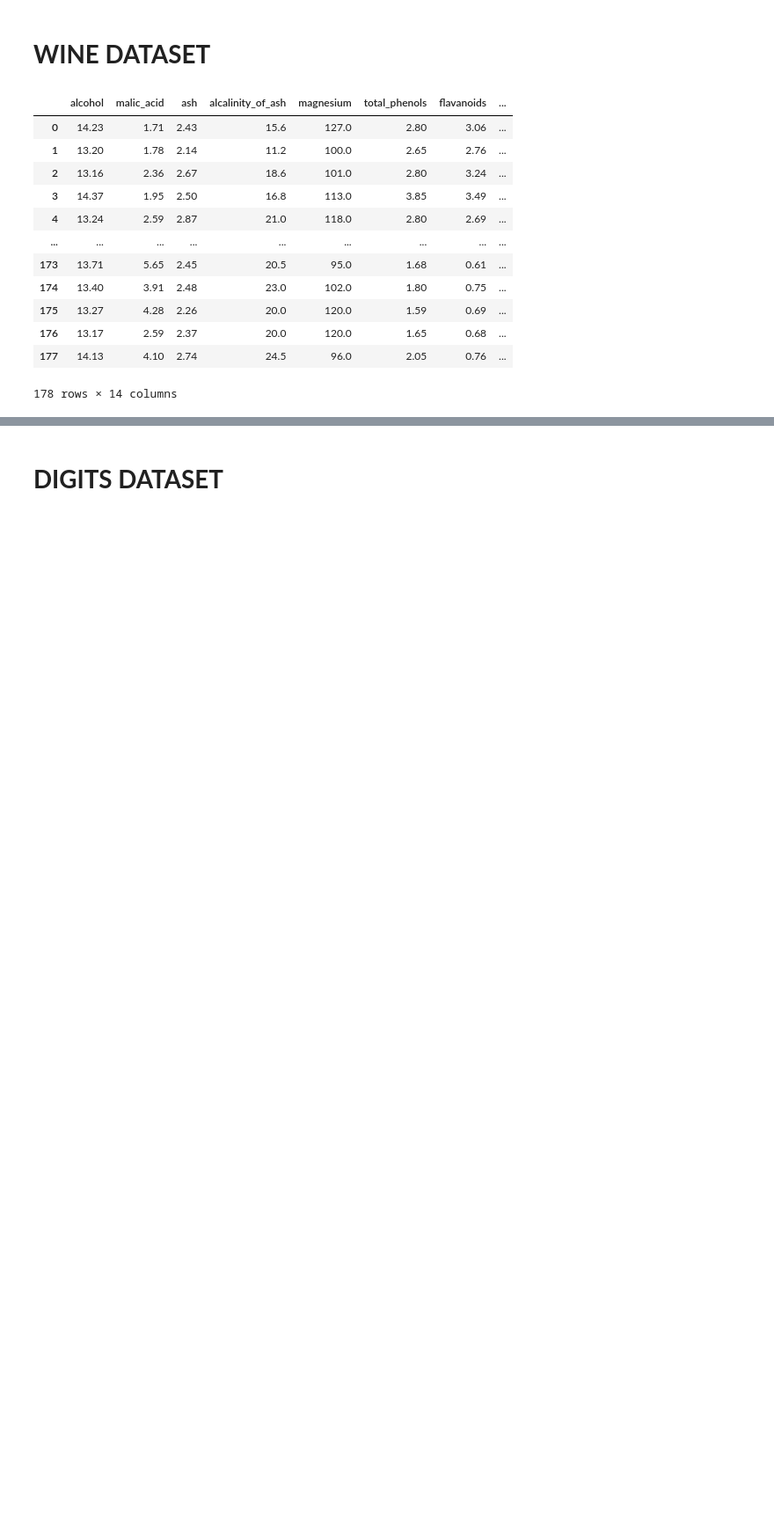
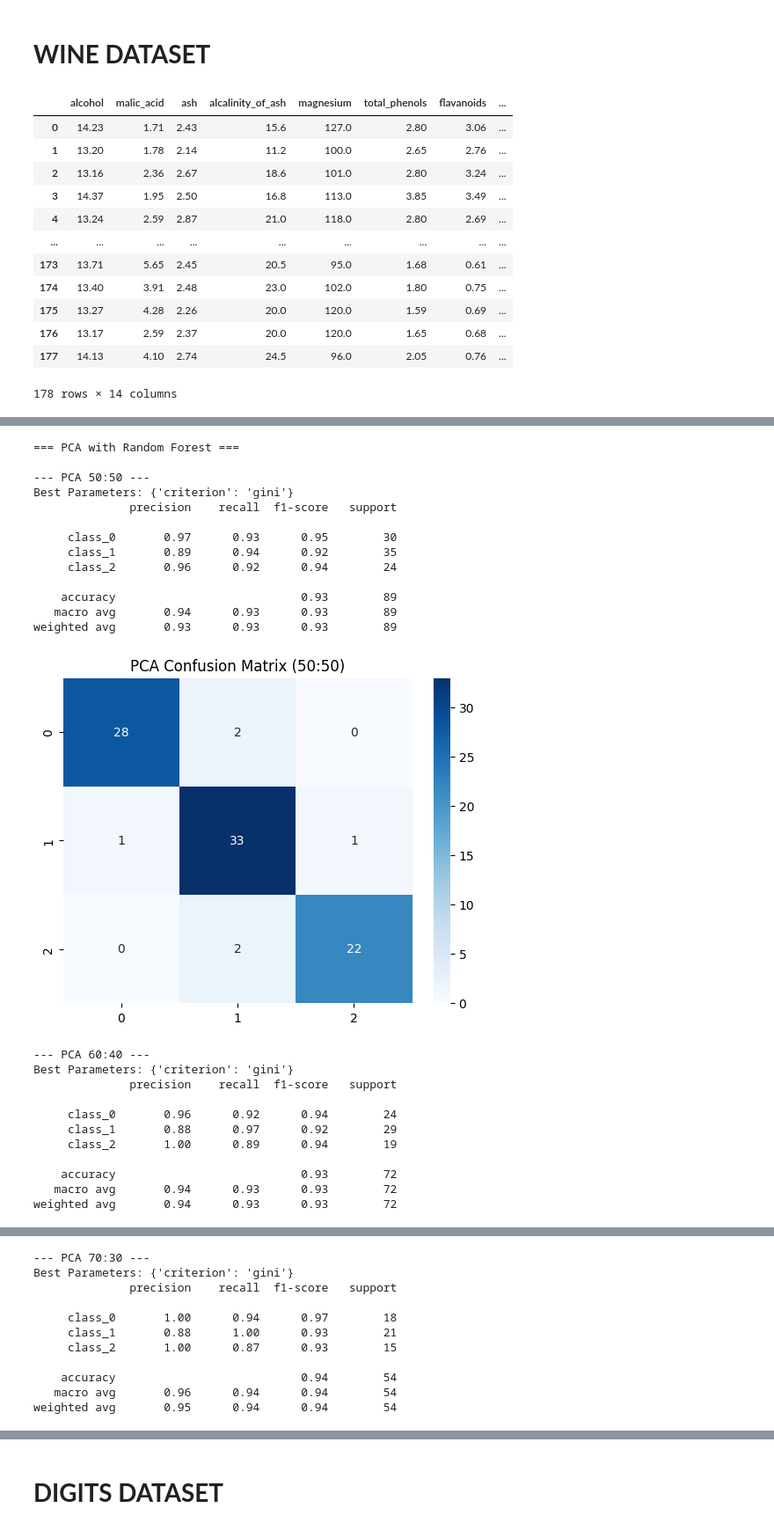
Before and after one commit to atmikgoswami/ML-Lab, a Jupyter notebook: assignment 2/assignment2-RF.ipynb, the cells around one changed output, grey strips where cells are left out. Shown at 88% size. Drawn from its saved outputs; the diff is of its cells as text; code cells hidden in the pictures; blank space fills up the shorter version.

```diff
--- a/assignment 2/assignment2-RF.ipynb
+++ b/assignment 2/assignment2-RF.ipynb
@@ -103,0 +276,66 @@ weighted avg       1.00      1.00      1.00        54
+# %%
+print("\n=== PCA with Random Forest ===")
+
+pca = PCA(n_components=10)
+X_reduced = pca.fit_transform(X)
+
+for test_size in splits:
+    print(f"\n--- PCA {int((1-test_size)*100)}:{int(test_size*100)} ---")
+    X_train, X_test, y_train, y_test = train_test_split(
+        X_reduced, y, test_size=test_size, random_state=42, stratify=y
+    )
+
+    rf = RandomForestClassifier(random_state=42)
+
+    sc = StandardScaler()
+    X_train = sc.fit_transform(X_train)
+    X_test = sc.transform(X_test)
+
+    param_grid = {
+        'criterion': ['gini', 'entropy', 'log_loss'],
+        # 'max_depth': [2, 3, 4, 5, 6],
+        # 'min_samples_split': [2, 3, 4, 5],
+        # 'min_samples_leaf': [1, 2, 3, 4, 5],
+        # 'max_leaf_nodes': [2,3,4,5,6,7],
+        # 'max_features': [None, 'sqrt', 'log2']
+    }
+
+    grid = GridSearchCV(rf, param_grid, cv=5, scoring='accuracy')
+    grid.fit(X_train, y_train)
+
+    best_model = grid.best_estimator_
+    print("Best Parameters:", grid.best_params_)
+
+    y_pred = best_model.predict(X_test)
+
+    print(classification_report(y_test, y_pred))
+
+    sns.heatmap(confusion_matrix(y_test, y_pred), annot=True, fmt="d", cmap="Blues")
+    plt.title(f"PCA Confusion Matrix ({int((1-test_size)*100)}:{int(test_size*100)})")
+    plt.show()
+# %% [output]
+=== PCA with Random Forest ===
+
+--- PCA 50:50 ---
+Best Parameters: {'criterion': 'gini'}
+              precision    recall  f1-score   support
+
+     class_0       0.97      0.93      0.95        30
+     class_1       0.89      0.94      0.92        35
+     class_2       0.96      0.92      0.94        24
+
+    accuracy                           0.93        89
+   macro avg       0.94      0.93      0.93        89
+weighted avg       0.93      0.93      0.93        89
+[figure, added]
+--- PCA 60:40 ---
+Best Parameters: {'criterion': 'gini'}
+              precision    recall  f1-score   support
+
+     class_0       0.96      0.92      0.94        24
+     class_1       0.88      0.97      0.92        29
+     class_2       1.00      0.89      0.94        19
+
+    accuracy                           0.93        72
+   macro avg       0.94      0.93      0.93        72
+weighted avg       0.94      0.93      0.93        72
@@ -103,0 +343,11 @@ weighted avg       1.00      1.00      1.00        54
+--- PCA 70:30 ---
+Best Parameters: {'criterion': 'gini'}
+              precision    recall  f1-score   support
+
+     class_0       1.00      0.94      0.97        18
+     class_1       0.88      1.00      0.93        21
+     class_2       1.00      0.87      0.93        15
+
+    accuracy                           0.94        54
+   macro avg       0.96      0.94      0.94        54
+weighted avg       0.95      0.94      0.94        54
```
Also changed, not shown: parts of 15 cells of this notebook, 2 other files.
